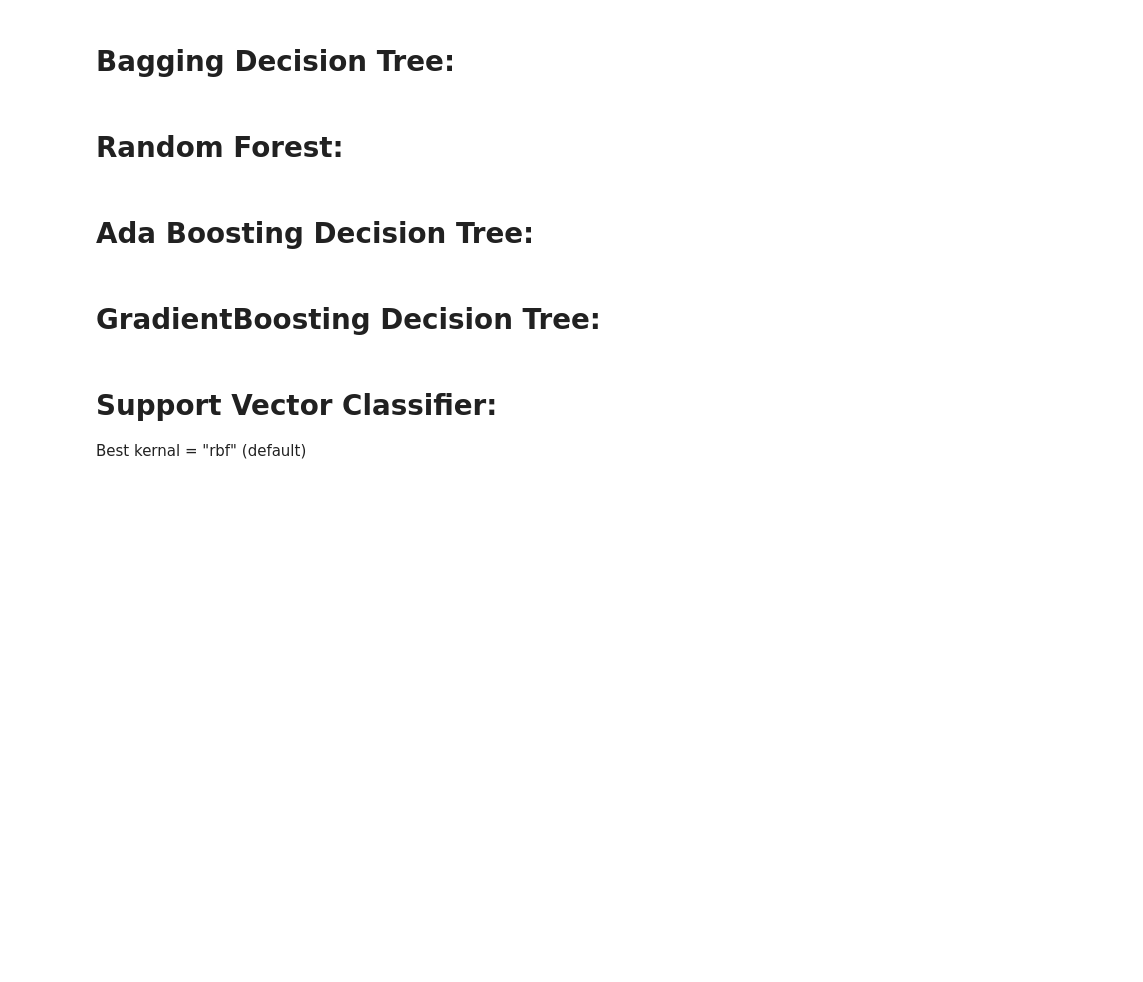
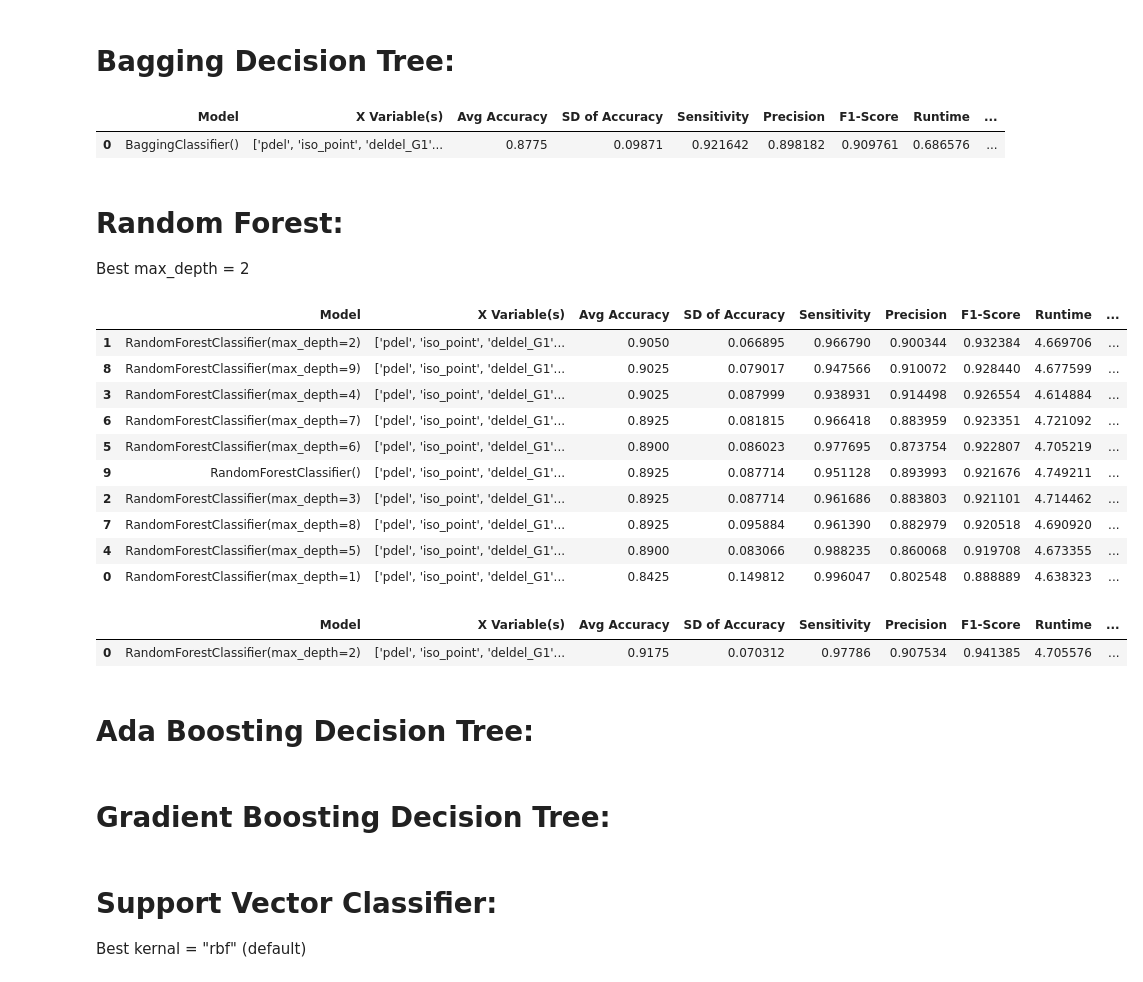
Before and after one commit to elainexliu/SVSM_Biotech2021, a Jupyter notebook: Universal ML Functions.ipynb, the cells around one changed output. Cells and saved outputs as stored; diff of their text form; code cells hidden in the pictures; blank space fills up the shorter version.

```diff
--- a/Universal ML Functions.ipynb
+++ b/Universal ML Functions.ipynb
@@ -251,7 +251,42 @@ ML_summary(["pdel","iso_point","deldel_G1","deldel_G2","deldel_G3","positionAA_n
 | 0 | DecisionTreeClassifier(max_depth=6) | ['pdel', 'iso_point', 'deldel_G1'... | 0.865 | 0.090967 | 0.88764 | 0.908046 | 0.897727 | 0.126963 | ... |
 # %% [markdown]
 # Bagging Decision Tree:
+# %%
+ML_summary(["pdel","iso_point","deldel_G1","deldel_G2","deldel_G3","positionAA_num","solv_area","evo_age"],BaggingClassifier())
+# %% [output]
+|  | Model | X Variable(s) | Avg Accuracy | SD of Accuracy | Sensitivity | Precision | F1-Score | Runtime | ... |
+| 0 | BaggingClassifier() | ['pdel', 'iso_point', 'deldel_G1'... | 0.8775 | 0.09871 | 0.921642 | 0.898182 | 0.909761 | 0.686576 | ... |
 # %% [markdown]
 # Random Forest:
+Best max_depth = 2
+# %%
+ML_compare_variables(
+[RandomForestClassifier(max_depth=1),
+RandomForestClassifier(max_depth=2),
+RandomForestClassifier(max_depth=3),
+RandomForestClassifier(max_depth=4),
+RandomForestClassifier(max_depth=5),
+RandomForestClassifier(max_depth=6),
+RandomForestClassifier(max_depth=7),
+RandomForestClassifier(max_depth=8),
+RandomForestClassifier(max_depth=9),
+RandomForestClassifier(max_depth=None)],[["pdel","iso_point","deldel_G1","deldel_G2","deldel_G3","positionAA_num","solv_area","evo_age"]])
+# %% [output]
+|  | Model | X Variable(s) | Avg Accuracy | SD of Accuracy | Sensitivity | Precision | F1-Score | Runtime | ... |
+| 1 | RandomForestClassifier(max_depth=2) | ['pdel', 'iso_point', 'deldel_G1'... | 0.9050 | 0.066895 | 0.966790 | 0.900344 | 0.932384 | 4.669706 | ... |
+| 8 | RandomForestClassifier(max_depth=9) | ['pdel', 'iso_point', 'deldel_G1'... | 0.9025 | 0.079017 | 0.947566 | 0.910072 | 0.928440 | 4.677599 | ... |
+| 3 | RandomForestClassifier(max_depth=4) | ['pdel', 'iso_point', 'deldel_G1'... | 0.9025 | 0.087999 | 0.938931 | 0.914498 | 0.926554 | 4.614884 | ... |
+| 6 | RandomForestClassifier(max_depth=7) | ['pdel', 'iso_point', 'deldel_G1'... | 0.8925 | 0.081815 | 0.966418 | 0.883959 | 0.923351 | 4.721092 | ... |
+| 5 | RandomForestClassifier(max_depth=6) | ['pdel', 'iso_point', 'deldel_G1'... | 0.8900 | 0.086023 | 0.977695 | 0.873754 | 0.922807 | 4.705219 | ... |
+| 9 | RandomForestClassifier() | ['pdel', 'iso_point', 'deldel_G1'... | 0.8925 | 0.087714 | 0.951128 | 0.893993 | 0.921676 | 4.749211 | ... |
+| 2 | RandomForestClassifier(max_depth=3) | ['pdel', 'iso_point', 'deldel_G1'... | 0.8925 | 0.087714 | 0.961686 | 0.883803 | 0.921101 | 4.714462 | ... |
+| 7 | RandomForestClassifier(max_depth=8) | ['pdel', 'iso_point', 'deldel_G1'... | 0.8925 | 0.095884 | 0.961390 | 0.882979 | 0.920518 | 4.690920 | ... |
+| 4 | RandomForestClassifier(max_depth=5) | ['pdel', 'iso_point', 'deldel_G1'... | 0.8900 | 0.083066 | 0.988235 | 0.860068 | 0.919708 | 4.673355 | ... |
+| 0 | RandomForestClassifier(max_depth=1) | ['pdel', 'iso_point', 'deldel_G1'... | 0.8425 | 0.149812 | 0.996047 | 0.802548 | 0.888889 | 4.638323 | ... |
+# %%
+ML_summary(["pdel","iso_point","deldel_G1","deldel_G2","deldel_G3","positionAA_num","solv_area","evo_age"],RandomForestClassifier(max_depth=2))
+# %% [output]
+|  | Model | X Variable(s) | Avg Accuracy | SD of Accuracy | Sensitivity | Precision | F1-Score | Runtime | ... |
+| 0 | RandomForestClassifier(max_depth=2) | ['pdel', 'iso_point', 'deldel_G1'... | 0.9175 | 0.070312 | 0.97786 | 0.907534 | 0.941385 | 4.705576 | ... |
 # %% [markdown]
 # Ada Boosting Decision Tree:
@@ -258,2 +295,2 @@ ML_summary(["pdel","iso_point","deldel_G1","deldel_G2","deldel_G3","positionAA_n
 # %% [markdown]
-# GradientBoosting Decision Tree:
+# Gradient Boosting Decision Tree:
```
Also changed, not shown: parts of 4 cells of this notebook.
